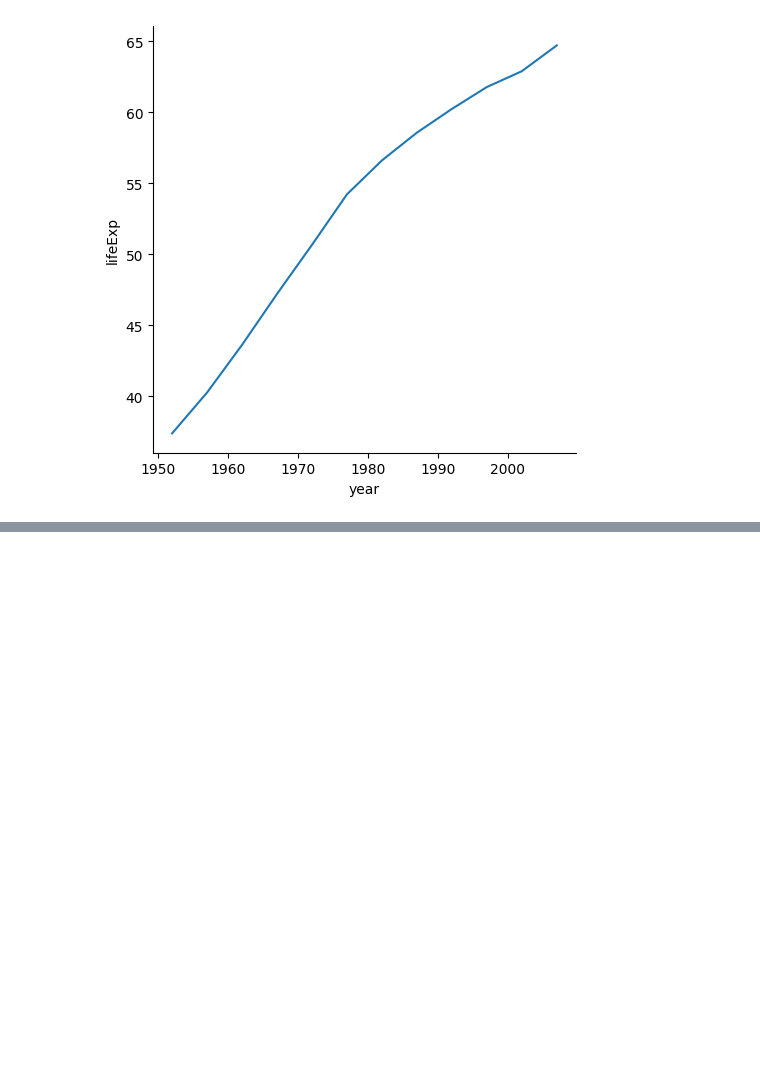
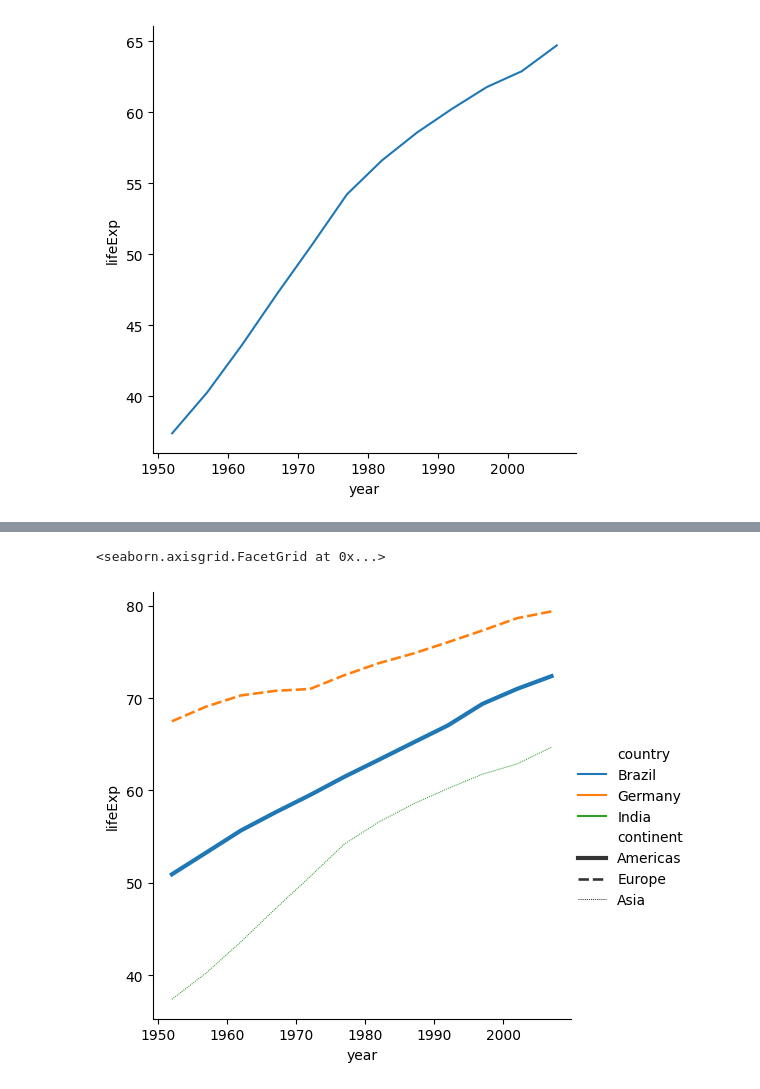
Before and after one commit to Premkumar-Ramanathan/Python-Practise, a Jupyter notebook: Seaborn.ipynb, the cells around one changed output, grey strips where cells are left out. Saved outputs shown, nothing was run; the diff lists cells and outputs as text; code cells hidden in the pictures; blank space fills up the shorter version.

```diff
--- a/Seaborn.ipynb
+++ b/Seaborn.ipynb
@@ -291,0 +279,5 @@ sns.relplot(data=gap_india, kind='line', x='year', y='lifeExp')
+# %%
+sns.relplot(data=temp_df, kind='line', x='year', y='lifeExp', hue='country', style='continent', size='continent')
+# %% [output]
+<seaborn.axisgrid.FacetGrid at 0x...>
+[figure, added]
```
Also changed, not shown: parts of 12 cells of this notebook.
